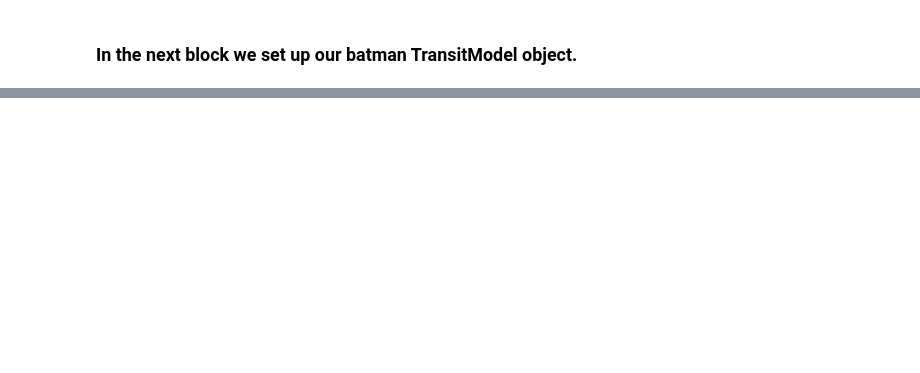
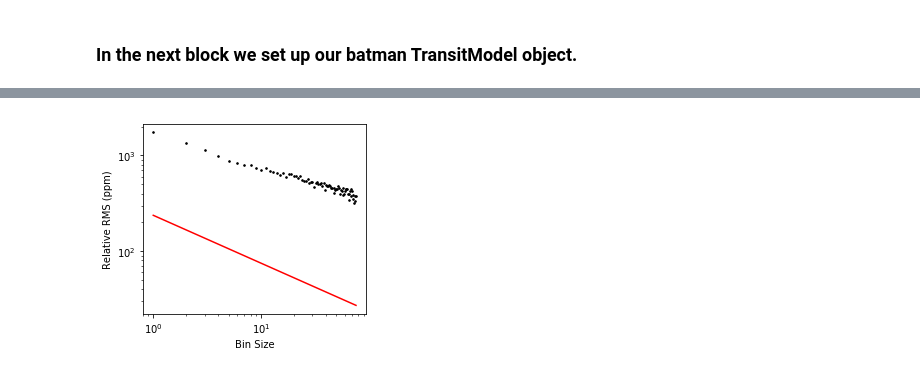
Before and after one commit to WIRC-Pol/wirc_drp, a Jupyter notebook: wircspec_testing_pipeline.ipynb, the cells around one changed output, grey strips where cells are left out. Cells and saved outputs as stored; diff of their text form; code cells hidden in the pictures; blank space fills up the shorter version.

```diff
--- a/wircspec_testing_pipeline.ipynb
+++ b/wircspec_testing_pipeline.ipynb
@@ -391,0 +409,95 @@ RMS: 2081.45667388 ppm
+# %%
+def plot_rootn( resid,rms_phot ):
+    #makes root-N plot for a given set of residuals
+    nmax=math.floor(resid.size/10) #max bin size for 10 bins
+    nbin=np.array(range(nmax))+1
+    rms=np.zeros(nmax)
+    rms[0]=np.std(resid)
+    if rms[0] < rms_phot:
+        print('WARNING: RMS LOWER THAN PHOTON NOISE LIMIT',min_rms_phot,rms[0],rms[0]/min_rms_phot)
+        print('Setting photon noise limit = unbinned RMS')
+        min_rms_phot=rms[0]
+    for i in range(1,nmax):
+        npoints=math.floor(resid.size/nbin[i])
+        rr=resid[0:npoints*nbin[i]]
+        binresid=rebin_factor(rr,nbin[i])
+        rms[i]=np.std(binresid)
+
+    #white_noise=rms[0]/np.sqrt(nbin) #pure red noise measurement
+    white_noise=rms_phot/np.sqrt(nbin) #diff vs photon noise
+    results=np.zeros([nbin.size,3])
+    results[:,0]=nbin
+    results[:,1]=rms
+    results[:,2]=white_noise
+
+    return results
+
+#define a function to rebin array by an integer factor
+def rebin_factor( a,binsize ):
+    '''Rebin a vector to a new shape.
+    newshape must be a factor of a.shape'''
+    newsize=np.int(a.size/binsize)
+    newshape=np.zeros(newsize)
+    assert len(a.shape) == len(newshape.shape)
+    assert not np.sometrue(np.mod(a.shape,newshape.shape ))
+
+    #binsize=np.int(a.size/newshape.size)
+    for i in range(newshape.size):
+        newshape[i]=np.sum(a[i*binsize:(i+1)*binsize])/binsize
+
+    return newshape
+
+#define a function to rebin array using a fixed time interval
+def rebin( ti,fi,ei,err_out,binstep,print_opt ):
+    '''Calculates error-weighted average of an input vector.  Set err_out=1 to return vector of errors.'''
+    ind=np.where(ti != 0)
+    #print('ind',ind.shape)
+    ti=np.array(ti[ind])
+    fi=np.array(fi[ind])
+    ei=np.array(ei[ind])
+    tstart=np.ma.minimum(ti)
+    nbins=math.floor((np.ma.maximum(ti)-np.ma.minimum(ti))/binstep)
+    if print_opt==1:
+        npoints=ti.size
+        print('number of bins in plot',nbins,'points per bin',np.floor(npoints/nbins))
+    binflux=np.zeros(nbins)
+    for i in range(nbins):
+        ind=np.array(np.where((ti >= i*binstep+tstart) & (ti < (i+1)*binstep+tstart)))
+        if ind.size >= 3:
+            if err_out==0:
+                binflux[i]=np.sum(fi[ind]/ei[ind]**2)/np.sum(1/ei[ind]**2)
+            else:
+                binflux[i]=np.sqrt(1/np.sum(1/ei[ind]**2))
+        #print(i,binflux[i])
+    ind=np.where(binflux != 0)
+    binflux=np.array(binflux[ind])
+
+    return binflux
+
+#make root-n plot
+fig,axL = plt.subplots(nrows=1,ncols=1,figsize=(4,3.5),sharex='col',sharey='row') #sharex=True
+fig = plt.gcf()
+axL = fig.get_axes()
+ri = flux - fit
+rms_phot = 0.000237
+#rms_phot=np.std(ri)
+results=plot_rootn(ri,rms_phot)
+nbin=results[:,0]
+rms=results[:,1]*1.E6
+white_noise=results[:,2]*1.E6
+#figure out nbins = 30 minutes
+dt_min=(time-time[0])*24*60
+# print('RMS for '+str(dt_min[66])+' min bin (ppm)',rms[66]*1.E6)
+#tmp=np.minimum(np.arange(npoints),np.absolute(dt_min-30),where=True)
+#print('minimum',tmp)
+plt.sca(axL[0])
+plt.scatter(nbin,rms,s=10,c='black',marker='.')
+plt.plot(nbin,white_noise,color='red')
+#plt.axis([0,100,1.E-3,1.E-1])
+plt.xscale("log")
+plt.yscale("log")
+plt.xlabel('Bin Size')
+plt.ylabel('Relative RMS (ppm)')
+plt.draw()
+# %% [output]
+[figure, added]
```
Also changed, not shown: parts of 8 cells of this notebook.
